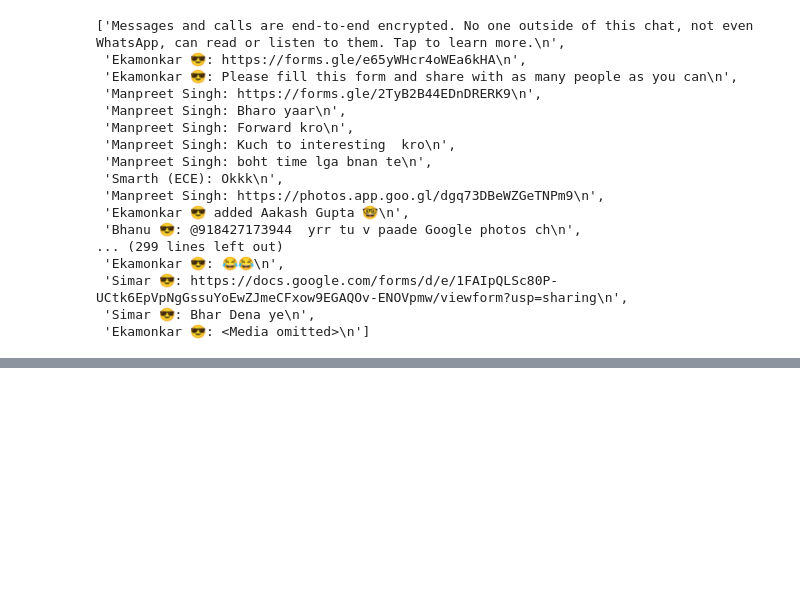
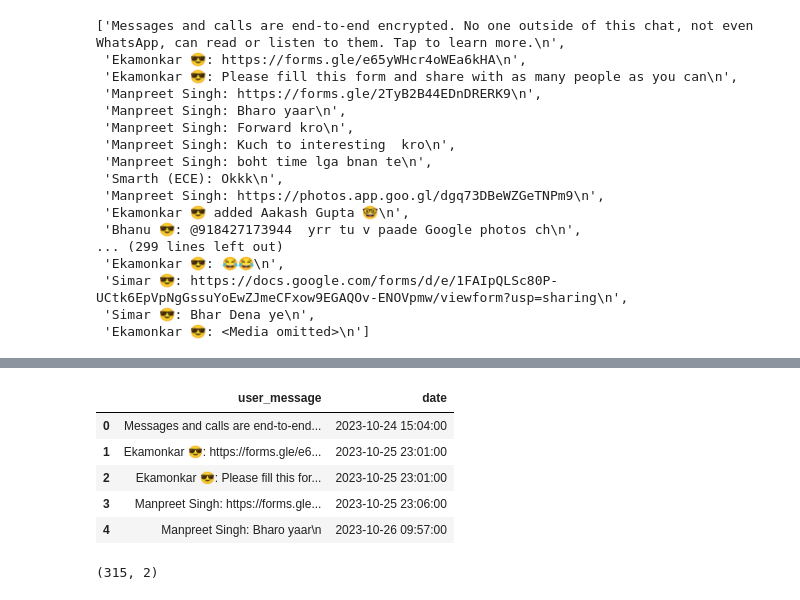
Before and after one commit to Tracer786/WhatsApp-Chat-Analyzer, a Jupyter notebook: WhatsApp Chat Analysis.ipynb, the cells around one changed output, grey strips where cells are left out. Drawn from its saved outputs; the diff is of its cells as text; code cells hidden in the pictures; blank space fills up the shorter version.

```diff
--- a/WhatsApp Chat Analysis.ipynb
+++ b/WhatsApp Chat Analysis.ipynb
@@ -85,3 +85,7 @@ messages
  'Simar 😎: https://docs.google.com/forms/d/e/1FAIpQLSc80P-UCtk6EpVpNgGssuYoEwZJmeCFxow9EGAQOv-ENOVpmw/viewform?usp=sharing\n',
  'Simar 😎: Bhar Dena ye\n',
  'Ekamonkar 😎: <Media omitted>\n']
+# %%
+dates = re.findall(pattern, data)
+dates
+#extracting the dates from the message list
@@ -87,0 +110,24 @@ messages
+# %%
+#creating a pandas dataframe
+#the name of the first column is user_message and the name of the second column is message_date
+#first column will contain the list of messages and the second column will contain the list of dates
+df = pd.DataFrame({'user_message': messages, 'message_date': dates})
+#converting message_date datatype
+df['message_date'] = pd.to_datetime(df['message_date'],format='%d/%m/%Y, %H:%M - ')
+df.rename(columns={'message_date': 'date'},inplace=True)
+df.head()
+
+
+#user ka name and message ek single colum me aa rhe hai
+# %% [output]
+|  | user_message | date |
+| 0 | Messages and calls are end-to-end... | 2023-10-24 15:04:00 |
+| 1 | Ekamonkar 😎: https://forms.gle/e6... | 2023-10-25 23:01:00 |
+| 2 | Ekamonkar 😎: Please fill this for... | 2023-10-25 23:01:00 |
+| 3 | Manpreet Singh: https://forms.gle... | 2023-10-25 23:06:00 |
+| 4 | Manpreet Singh: Bharo yaar\n | 2023-10-26 09:57:00 |
+# %%
+#to check the total number of messages
+df.shape
+# %% [output]
+(315, 2)
```
Also changed, not shown: parts of 2 cells of this notebook.
